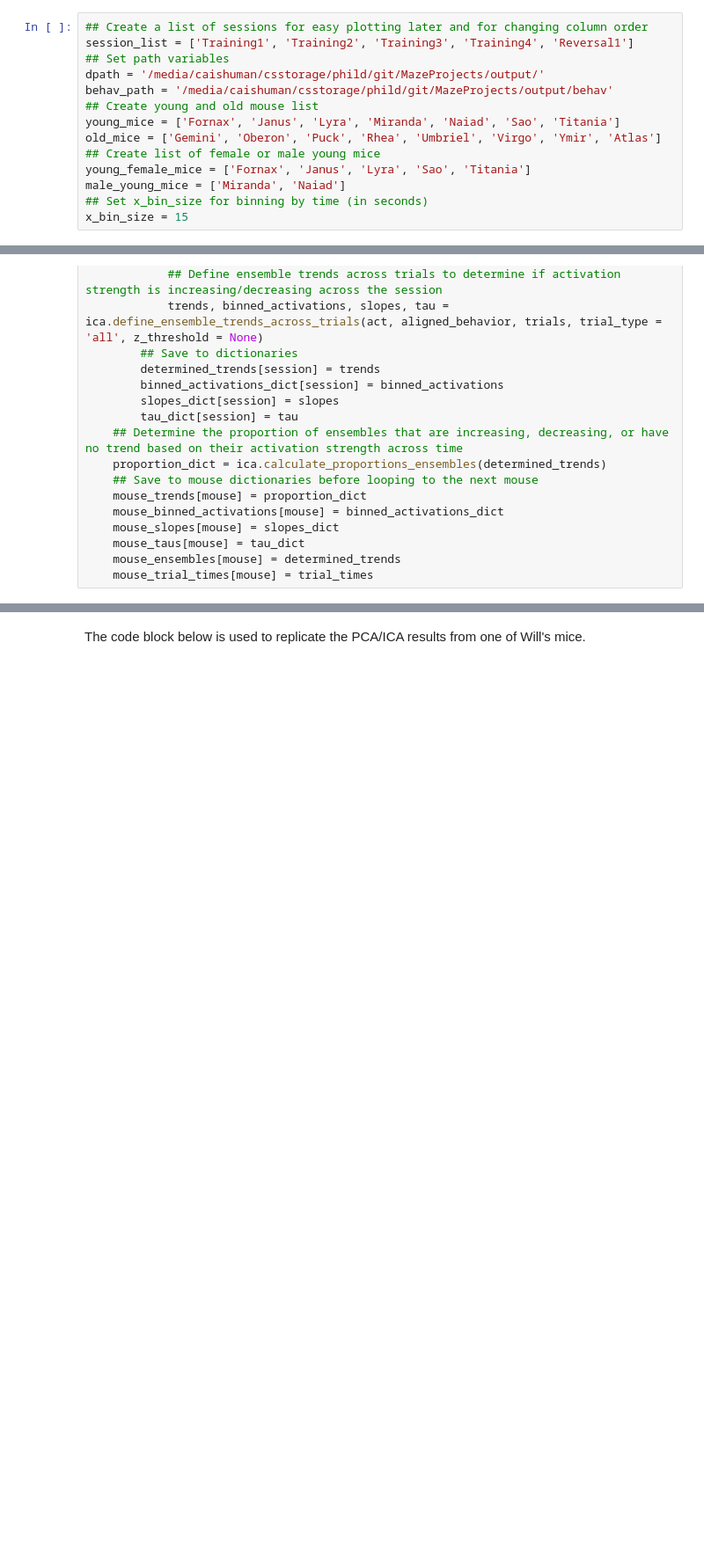
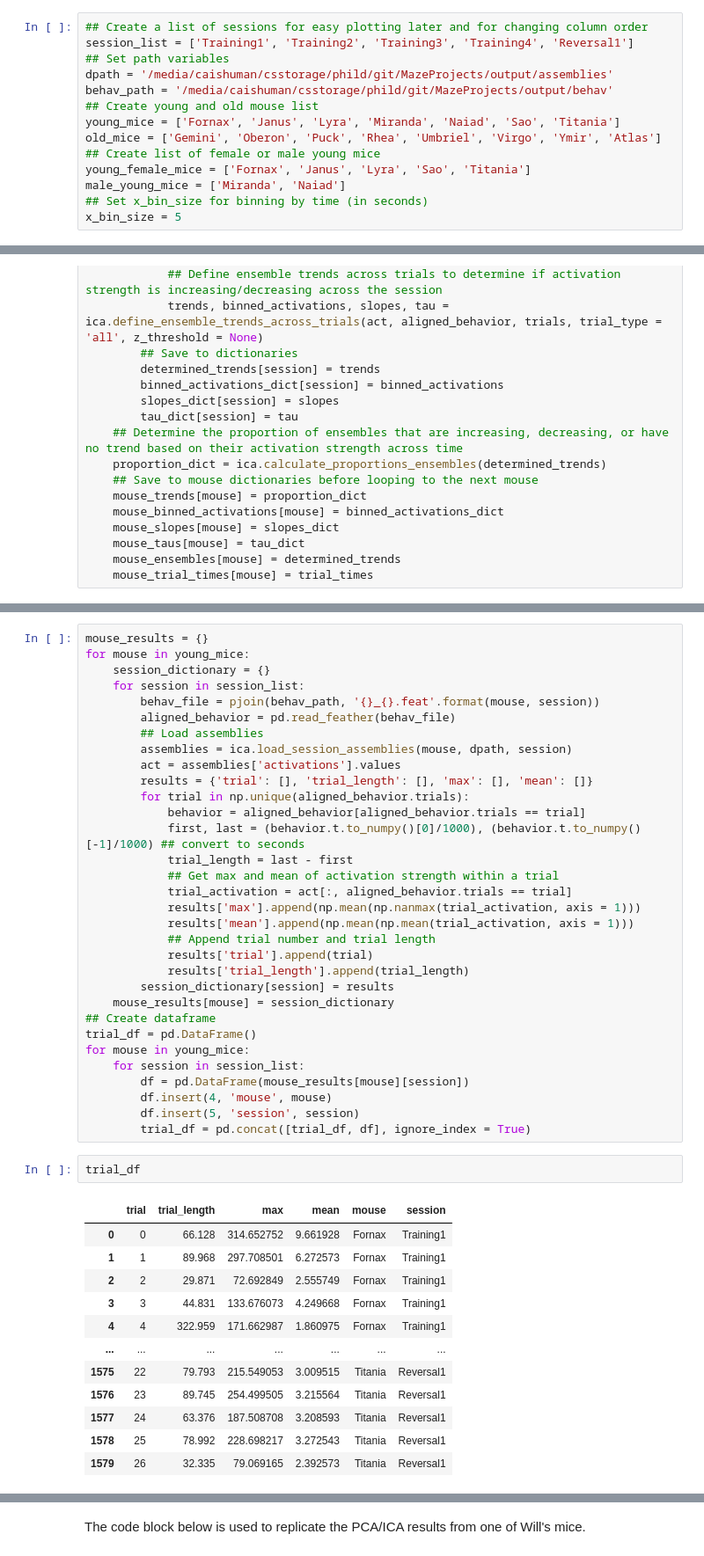
Before and after one commit to austinbaggetta/MultiCon_Analysis, a Jupyter notebook: EnsembleRemodeling_Resubmission/FadingEnsembles_cohort0.ipynb, the cells around one changed output, grey strips where cells are left out. Shown at 88% size. Drawn from its saved outputs; the diff is of its cells as text; blank space fills up the shorter version.

Commit message:
Correlation of trial time, trial number, and max activation strength

```diff
--- a/EnsembleRemodeling_Resubmission/FadingEnsembles_cohort0.ipynb
+++ b/EnsembleRemodeling_Resubmission/FadingEnsembles_cohort0.ipynb
@@ -21,7 +30,7 @@ import plotting_functions as pf
 ## Create a list of sessions for easy plotting later and for changing column order
 session_list = ['Training1', 'Training2', 'Training3', 'Training4', 'Reversal1']
 ## Set path variables
-dpath = '/media/caishuman/csstorage/phild/git/MazeProjects/output/'
+dpath = '/media/caishuman/csstorage/phild/git/MazeProjects/output/assemblies'
 behav_path = '/media/caishuman/csstorage/phild/git/MazeProjects/output/behav'
 ## Create young and old mouse list
 young_mice = ['Fornax', 'Janus', 'Lyra', 'Miranda', 'Naiad', 'Sao', 'Titania']
@@ -30,7 +39,7 @@ old_mice = ['Gemini', 'Oberon', 'Puck', 'Rhea', 'Umbriel', 'Virgo', 'Ymir', 'Atl
 young_female_mice = ['Fornax', 'Janus', 'Lyra', 'Sao', 'Titania']
 male_young_mice = ['Miranda', 'Naiad']
 ## Set x_bin_size for binning by time (in seconds)
-x_bin_size = 15
+x_bin_size = 5
 # %% [markdown]
 The code block below bins the data by trials and determines ensemble trends.
 # %%
@@ -392,0 +426,47 @@ for mouse in tqdm(young_female_mice):
+# %%
+mouse_results = {}
+for mouse in young_mice:
+    session_dictionary = {}
+    for session in session_list:
+        behav_file = pjoin(behav_path, '{}_{}.feat'.format(mouse, session))
+        aligned_behavior = pd.read_feather(behav_file)
+        ## Load assemblies
+        assemblies = ica.load_session_assemblies(mouse, dpath, session)
+        act = assemblies['activations'].values
+        results = {'trial': [], 'trial_length': [], 'max': [], 'mean': []}
+        for trial in np.unique(aligned_behavior.trials):
+            behavior = aligned_behavior[aligned_behavior.trials == trial]
+            first, last = (behavior.t.to_numpy()[0]/1000), (behavior.t.to_numpy()[-1]/1000) ## convert to seconds
+            trial_length = last - first
+            ## Get max and mean of activation strength within a trial
+            trial_activation = act[:, aligned_behavior.trials == trial]
+            results['max'].append(np.mean(np.nanmax(trial_activation, axis = 1)))
+            results['mean'].append(np.mean(np.mean(trial_activation, axis = 1)))
+            ## Append trial number and trial length
+            results['trial'].append(trial)
+            results['trial_length'].append(trial_length)
+        session_dictionary[session] = results
+    mouse_results[mouse] = session_dictionary
+## Create dataframe
+trial_df = pd.DataFrame()
+for mouse in young_mice:
+    for session in session_list:
+        df = pd.DataFrame(mouse_results[mouse][session])
+        df.insert(4, 'mouse', mouse)
+        df.insert(5, 'session', session)
+        trial_df = pd.concat([trial_df, df], ignore_index = True)
+# %%
+trial_df
+# %% [output]
+|  | trial | trial_length | max | mean | mouse | session |
+| 0 | 0 | 66.128 | 314.652752 | 9.661928 | Fornax | Training1 |
+| 1 | 1 | 89.968 | 297.708501 | 6.272573 | Fornax | Training1 |
+| 2 | 2 | 29.871 | 72.692849 | 2.555749 | Fornax | Training1 |
+| 3 | 3 | 44.831 | 133.676073 | 4.249668 | Fornax | Training1 |
+| 4 | 4 | 322.959 | 171.662987 | 1.860975 | Fornax | Training1 |
+| ... | ... | ... | ... | ... | ... | ... |
+| 1575 | 22 | 79.793 | 215.549053 | 3.009515 | Titania | Reversal1 |
+| 1576 | 23 | 89.745 | 254.499505 | 3.215564 | Titania | Reversal1 |
+| 1577 | 24 | 63.376 | 187.508708 | 3.208593 | Titania | Reversal1 |
+| 1578 | 25 | 78.992 | 228.698217 | 3.272543 | Titania | Reversal1 |
+| 1579 | 26 | 32.335 | 79.069165 | 2.392573 | Titania | Reversal1 |
```
Also changed, not shown: parts of 10 cells of this notebook, 1 other file.
